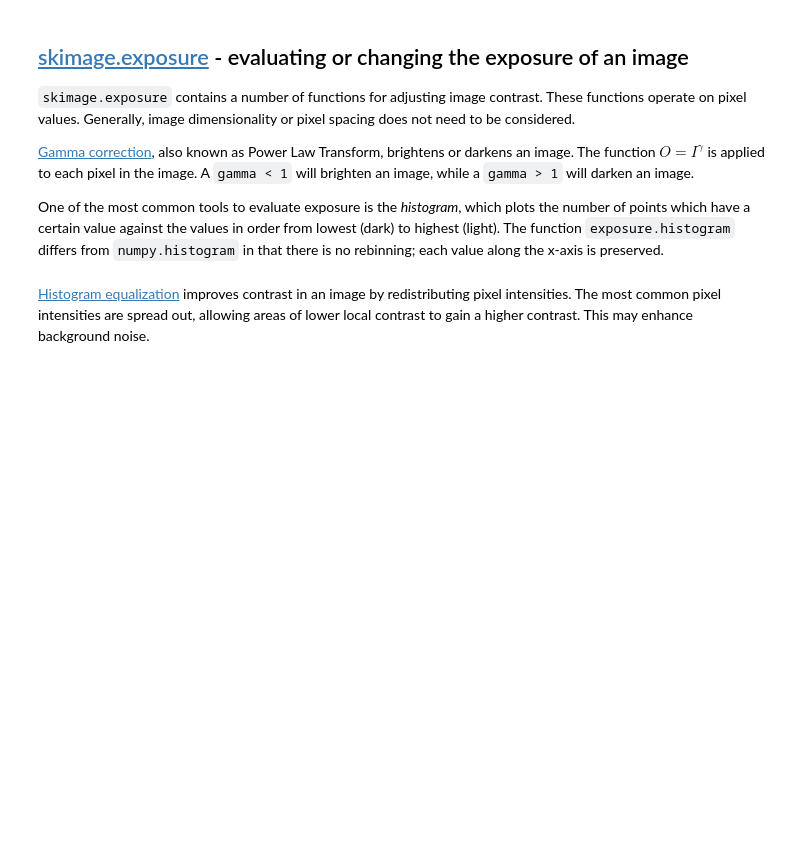
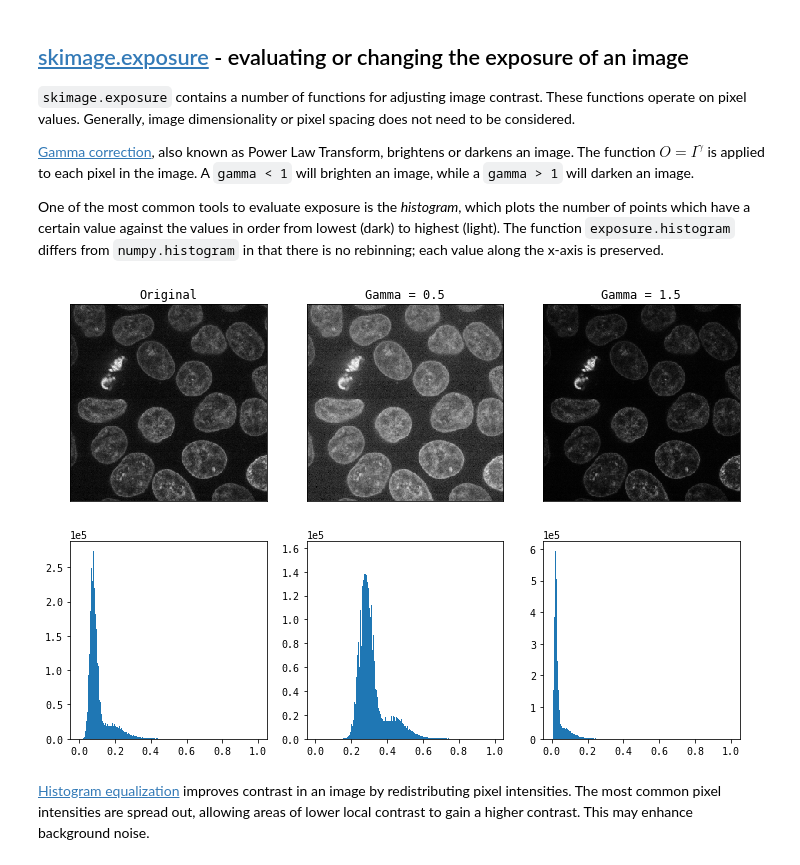
Before and after one commit to alexdesiqueira/tutorials, a Jupyter notebook: 2019/euroscipy2019/euroscipy2019_skimage.ipynb, the cells around one changed output. Cells and saved outputs as stored; diff of their text form; code cells hidden in the pictures; blank space fills up the shorter version.

```diff
--- a/2019/euroscipy2019/euroscipy2019_skimage.ipynb
+++ b/2019/euroscipy2019/euroscipy2019_skimage.ipynb
@@ -140,26 +166,28 @@ One of the most common tools to evaluate exposure is the *histogram*, which plot
 # %%
 from skimage import exposure  # skimage's exposure module.
 # %%
-gamma_low_val = 0.5
-gamma_low = exposure.adjust_gamma(data, gamma=gamma_low_val)
+gamma_val_low = 0.5
+cells_gamma_low = exposure.adjust_gamma(cells, gamma=gamma_val_low)
 
-gamma_high_val = 1.5
-gamma_high = exposure.adjust_gamma(data, gamma=gamma_high_val)
+gamma_val_high = 1.5
+cells_gamma_high = exposure.adjust_gamma(cells, gamma=gamma_val_high)
 
 _, ((win_top_left, win_top_center, win_top_right),
     (win_bottom_left, win_bottom_center, win_bottom_right)) = plt.subplots(nrows=2, ncols=3, figsize=(12, 8))
 
 # Original and its histogram.
-sc.show_plane(win_top_left, data[32], title='Original')
-sc.plot_hist(win_bottom_left, data)
+sc.show_plane(win_top_left, cells[32], title='Original')
+sc.plot_hist(win_bottom_left, cells)
 
 # Gamma = 0.5 and its histogram.
-sc.show_plane(win_top_center, gamma_low[32], title='Gamma = {}'.format(gamma_low_val))
-sc.plot_hist(win_bottom_center, gamma_low)
+sc.show_plane(win_top_center, cells_gamma_low[32], title='Gamma = {}'.format(gamma_val_low))
+sc.plot_hist(win_bottom_center, cells_gamma_low)
 
 # Gamma = 1.5 and its histogram.
-sc.show_plane(win_top_right, gamma_high[32], title='Gamma = {}'.format(gamma_high_val))
-sc.plot_hist(win_bottom_right, gamma_high)
+sc.show_plane(win_top_right, cells_gamma_high[32], title='Gamma = {}'.format(gamma_val_high))
+sc.plot_hist(win_bottom_right, cells_gamma_high)
+# %% [output]
+[figure, added]
 # %% [markdown]
 [Histogram equalization](https://en.wikipedia.org/wiki/Histogram_equalization) improves contrast in an image by redistributing pixel intensities. The most common pixel intensities are spread out, allowing areas of lower local contrast to gain a higher contrast. This may enhance background noise.
 # %%
```
Also changed, not shown: parts of 71 cells of this notebook, 2 other files.
